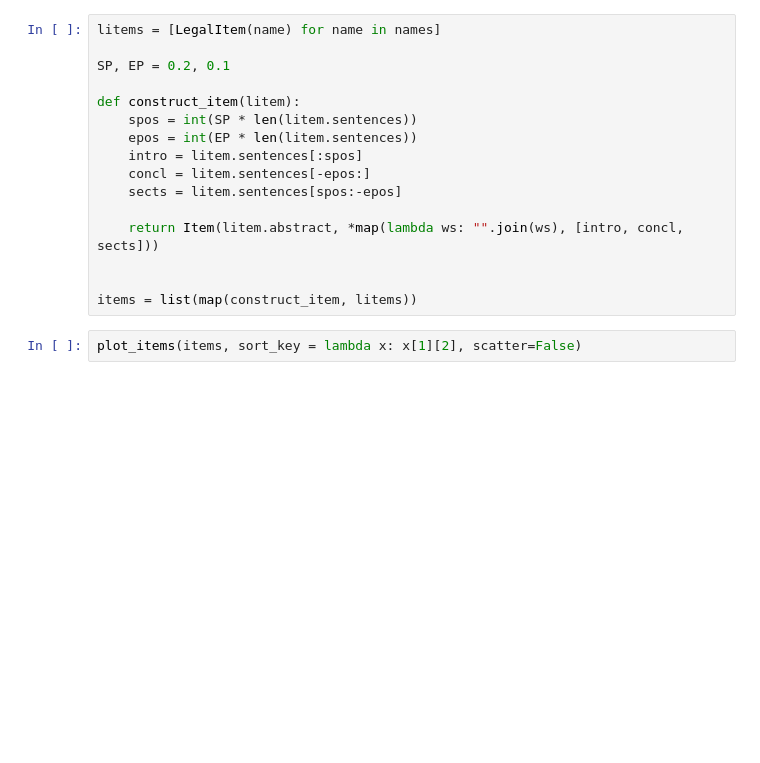
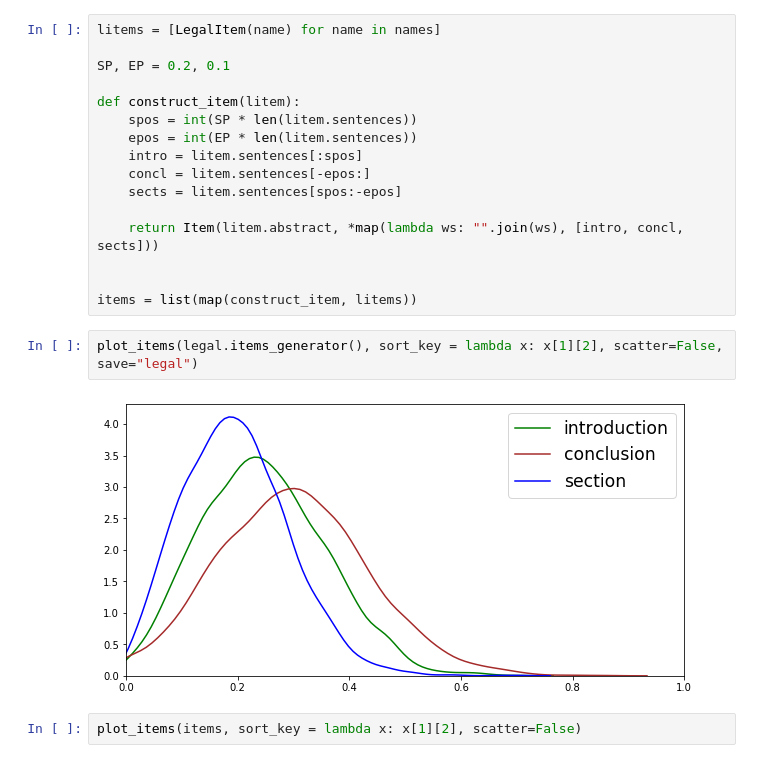
Before and after one commit to gajanlee/SLN-Summarization, a Jupyter notebook: notes/Structure_Analysis.ipynb, the cells around one changed output. Drawn from its saved outputs; the diff is of its cells as text; blank space fills up the shorter version.

```diff
--- a/notes/Structure_Analysis.ipynb
+++ b/notes/Structure_Analysis.ipynb
@@ -183,6 +218,10 @@ def construct_item(litem):
 
 
 items = list(map(construct_item, litems))
+# %%
+plot_items(legal.items_generator(), sort_key = lambda x: x[1][2], scatter=False, save="legal")
+# %% [output]
+[figure, added]
 # %%
 plot_items(items, sort_key = lambda x: x[1][2], scatter=False)
 # %% [output]
```
Also changed, not shown: parts of 9 cells of this notebook, 10 other files.
